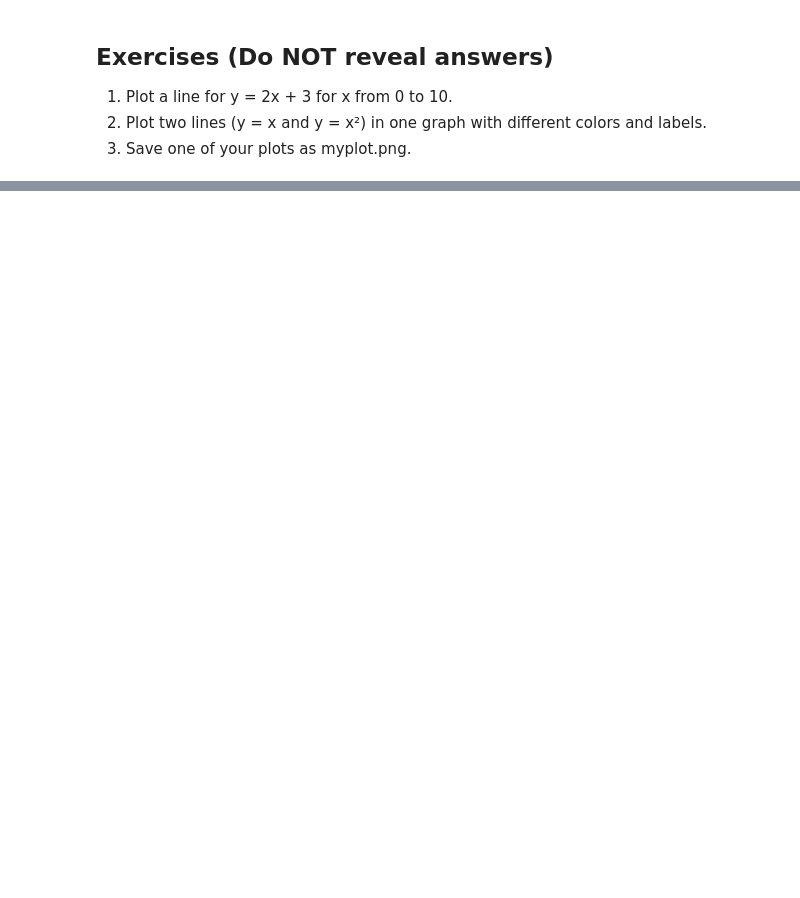
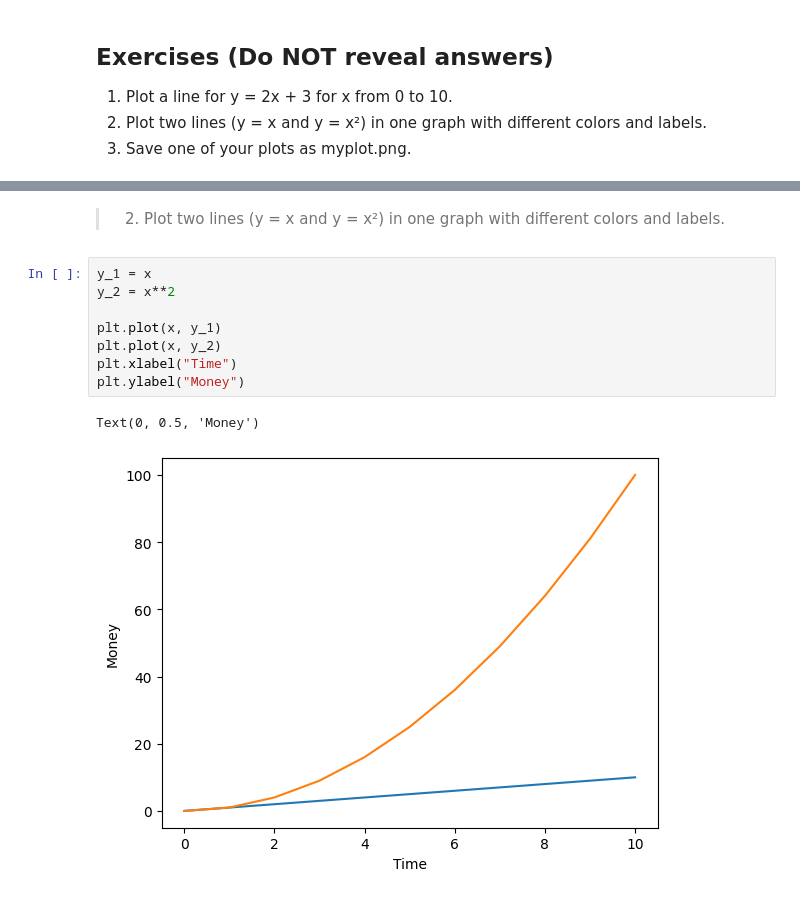
Before and after one commit to acasasis-dev/matplotlib-training, a Jupyter notebook: beginner/01-intro.ipynb, the cells around one changed output, grey strips where cells are left out. Saved outputs shown, nothing was run; the diff lists cells and outputs as text; blank space fills up the shorter version.

```diff
--- a/beginner/01-intro.ipynb
+++ b/beginner/01-intro.ipynb
@@ -40,0 +81,13 @@ plt.savefig('myplot.png')
+# %% [markdown]
+> 2. Plot two lines (y = x and y = x²) in one graph with different colors and labels.
+# %%
+y_1 = x
+y_2 = x**2
+
+plt.plot(x, y_1)
+plt.plot(x, y_2)
+plt.xlabel("Time")
+plt.ylabel("Money")
+# %% [output]
+Text(0, 0.5, 'Money')
+[figure, added]
```
Also changed, not shown: parts of 9 cells of this notebook.
